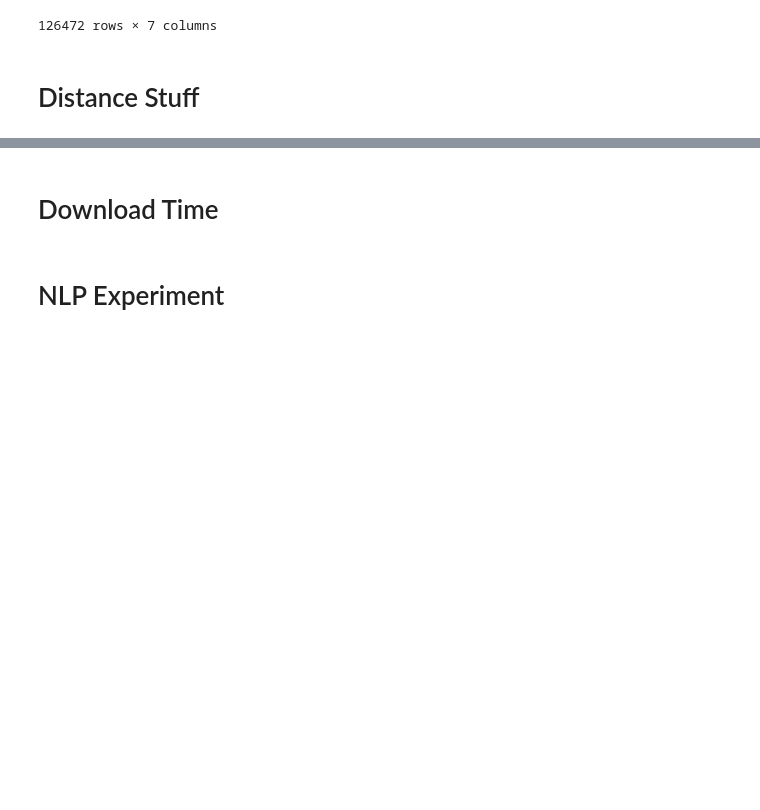
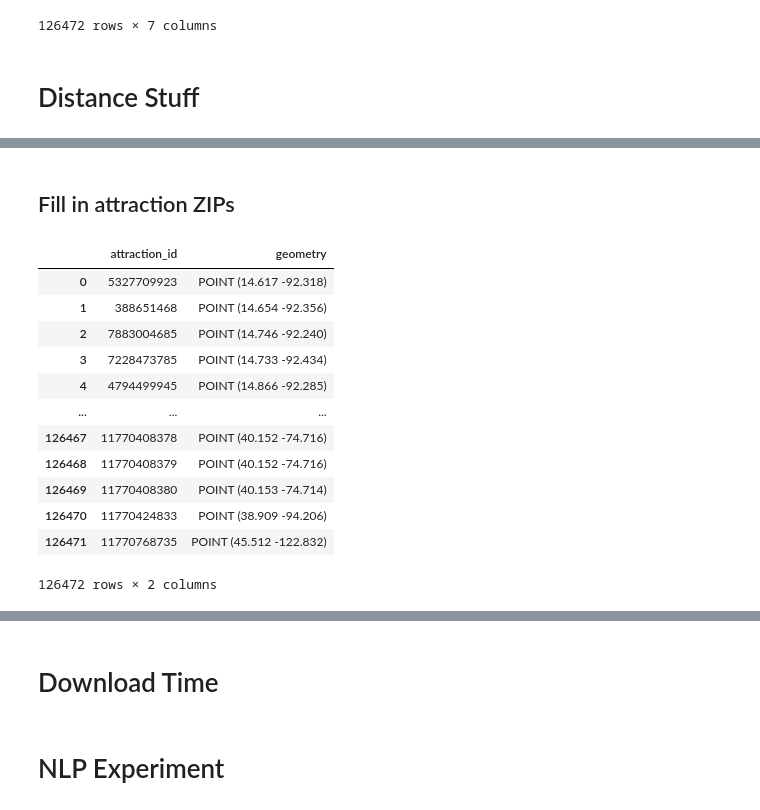
Before and after one commit to hanhatnheo/dining-recommendations, a Jupyter notebook: backend/PreProcessing.ipynb, the cells around one changed output, grey strips where cells are left out. Drawn from its saved outputs; the diff is of its cells as text; code cells hidden in the pictures; blank space fills up the shorter version.

```diff
--- a/backend/PreProcessing.ipynb
+++ b/backend/PreProcessing.ipynb
@@ -227,0 +303,20 @@ rep_reviews.fillna('None', inplace = True)
+# %% [markdown]
+## Fill in attraction ZIPs
+# %%
+geo_tourism = gpd.GeoDataFrame(t_map, geometry = gpd.points_from_xy(t_map['latitude'], t_map['longitude']))
+geo_tourism = geo_tourism[['attraction_id', 'geometry']]
+geo_tourism
+# %% [output]
+|  | attraction_id | geometry |
+| 0 | 5327709923 | POINT (14.617 -92.318) |
+| 1 | 388651468 | POINT (14.654 -92.356) |
+| 2 | 7883004685 | POINT (14.746 -92.240) |
+| 3 | 7228473785 | POINT (14.733 -92.434) |
+| 4 | 4794499945 | POINT (14.866 -92.285) |
+| ... | ... | ... |
+| 126467 | 11770408378 | POINT (40.152 -74.716) |
+| 126468 | 11770408379 | POINT (40.152 -74.716) |
+| 126469 | 11770408380 | POINT (40.153 -74.714) |
+| 126470 | 11770424833 | POINT (38.909 -94.206) |
+| 126471 | 11770768735 | POINT (45.512 -122.832) |
+126472 rows × 2 columns
```
Also changed, not shown: parts of 18 cells of this notebook.
